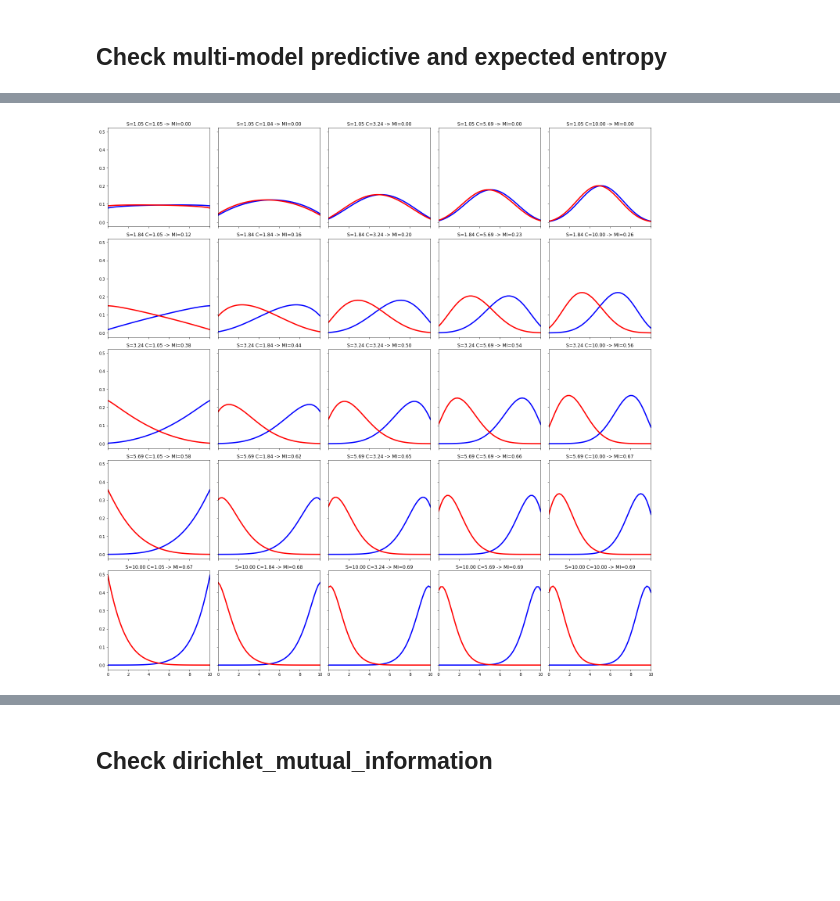
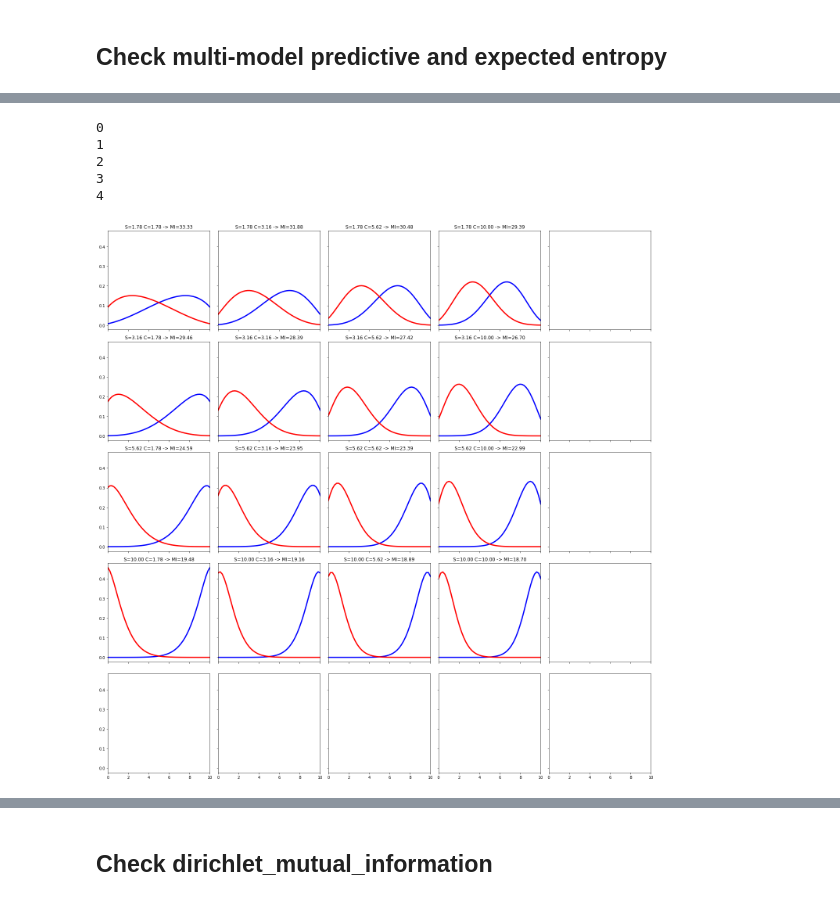
Before and after one commit to colinleach/zoobot, a Jupyter notebook: notebooks/multiq/checking_tfp.ipynb, the cells around one changed output, grey strips where cells are left out. Cells and saved outputs as stored; diff of their text form; code cells hidden in the pictures; blank space fills up the shorter version.

```diff
--- a/notebooks/multiq/checking_tfp.ipynb
+++ b/notebooks/multiq/checking_tfp.ipynb
@@ -76,0 +43,6 @@ schema.questions
+# %%
+label_cols = label_metadata.decals_label_cols
+questions = label_metadata.decals_questions
+
+schema = losses.Schema(label_cols, questions, version='decals')
+schema.questions
@@ -77,4 +61,5 @@ schema.questions
 # %%
 # df = pd.read_csv('temp/master_256_predictions_2500init.csv')
 # df = pd.read_csv('temp/smooth_or_featured_labelled_latest.csv')
-df = pd.read_csv('temp/dirichlet_concentrations.csv')
+# df = pd.read_csv('temp/dirichlet_concentrations.csv')
+df = pd.read_csv('results/temp/decals_n2_allq_m0_unlabelled.csv')
@@ -98,0 +93,6 @@ array([[10,  0,  0],
+# %%
+n_galaxies = 5
+n_answers = 2
+n_samples = 2
+concentrations = np.stack([[2., 2.]] * n_galaxies).astype(np.float32)
+concentrations
@@ -323,7 +398,7 @@ predictive = []
 skew = []
 confidence = []
 
-num = 50
+num = 5
 # skew_vars = np.linspace(1., 10, num=num)
 skew_vars = np.logspace(np.log10(1), np.log10(10), num=num)
 confidence_vars = np.logspace(np.log10(1), np.log10(10), num=num)
@@ -333,34 +408,40 @@ fig, axes = plt.subplots(nrows=n_viz+1, ncols=n_viz+1, figsize=(20, 20), sharex=
 
 interval = int(num / n_viz)
 good_n = np.arange(1, num, interval)
 
 for n_skew, skew_var in enumerate(skew_vars):
+    print(n_skew)
     for n_conf, confidence_var in enumerate(confidence_vars):
 
         model_a_concentrations[:, 0] = skew_var * confidence_var
         model_a_concentrations[:, 1] = 1 * confidence_var
 
         model_b_concentrations[:, 0] = model_a_concentrations[:, 1]
         model_b_concentrations[:, 1] = model_a_concentrations[:, 0]
 
         model_a_concentrations = model_a_concentrations.astype(np.float32)
         model_b_concentrations = model_b_concentrations.astype(np.float32)
 
         expected.append(float(acquisition_utils.dirichlet_expected_entropy([model_a_concentrations, model_b_concentrations], [total_votes, total_votes])))
         predictive.append(float(acquisition_utils.dirichlet_predictive_entropy([model_a_concentrations, model_b_concentrations], [total_votes, total_votes])))
         skew.append(skew_var)
         confidence.append(confidence_var)
 
         if n_skew in good_n and n_conf in good_n:
             row = int(np.argwhere(good_n == n_skew))
             col = int(np.argwhere(good_n == n_conf))
             ax = axes[row, col]
             plot_pdf(model_a_concentrations, model_b_concentrations, ax=ax)
             ax.set_title('S={:.2f} C={:.2f} -> MI={:.2f}'.format(skew_var, confidence_var, predictive[-1] - expected[-1]))
 
 fig.tight_layout()
 # %% [output]
+0
+1
+2
+3
+4
-[figure, old version]
+[figure, new version]
 # %%
 
 # skew_var = 1
```
Also changed, not shown: parts of 45 cells of this notebook, 35 other files.
